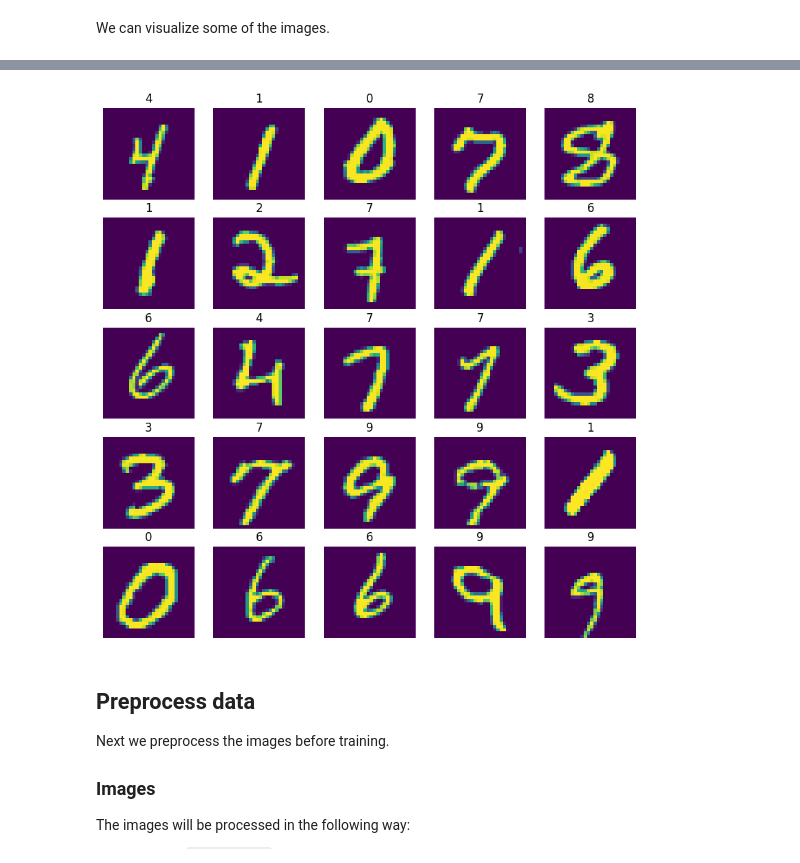
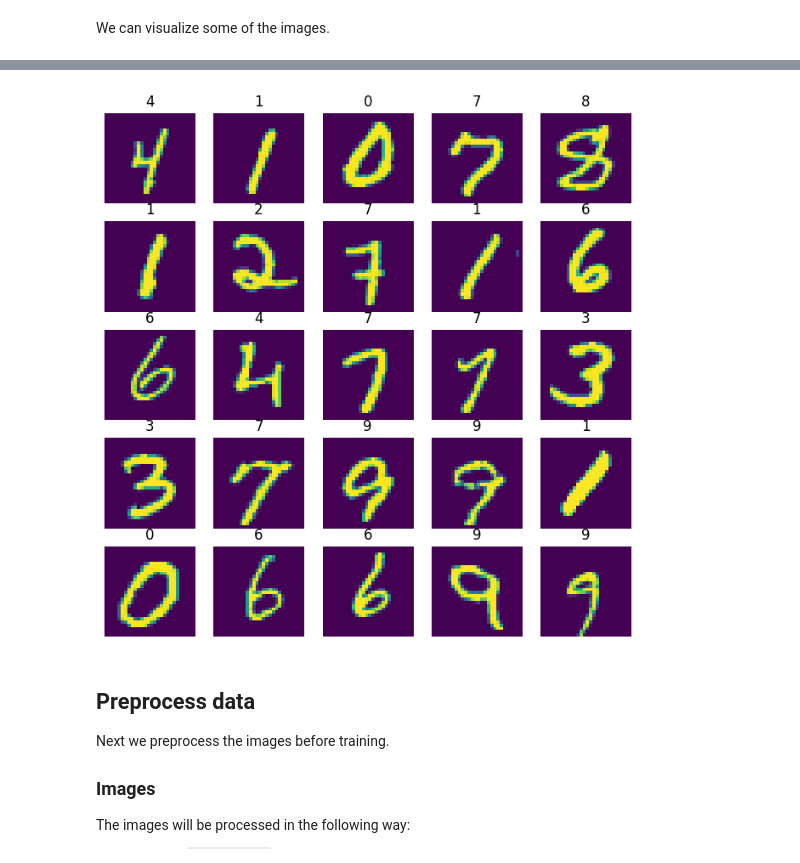
Before and after one commit to JanetVictorious/deep-learning-fundamentals, a Jupyter notebook: basic_neural_networks/dnn_w_tensorflow.ipynb, the cells around one changed output, grey strips where cells are left out. Saved outputs shown, nothing was run; the diff lists cells and outputs as text; code cells hidden in the pictures.

```diff
--- a/basic_neural_networks/dnn_w_tensorflow.ipynb
+++ b/basic_neural_networks/dnn_w_tensorflow.ipynb
@@ -54,7 +52,7 @@ print(num_classes)
 (TensorSpec(shape=(28, 28, 1), dtype=tf.uint8, name=None), TensorSpec(shape=(), dtype=tf.int64, name=None))
 10
 # %%
-# Print one training example
-for x_train, _ in ds_train:
-    print(x_train)
-    break
+# # Print one training example
+# for x_train, _ in ds_train:
+#     print(x_train)
+#     break
@@ -80,10 +59,9 @@ tf.Tensor(
 # %% [markdown]
 We can visualize some of the images.
 # %%
-images_iter = iter(x_train for x_train, _ in ds_train)
-labels_iter = iter(y_train for _, y_train in ds_train)
-
-plt.figure(figsize=(10, 10))
+images_iter = iter(x_train for x_train, _ in ds_train.take(25).cache().repeat())
+labels_iter = iter(y_train for _, y_train in ds_train.take(25).cache().repeat())
+plt.figure(figsize=(8, 8))
 for i in range(25):
     ax = plt.subplot(5, 5, i + 1)
     plt.imshow(next(images_iter).numpy().astype("uint8"))
@@ -93,4 +73,4 @@ for i in range(25):
-[figure, old version]
+[figure, new version]
 # %% [markdown]
 ## Preprocess data
 
```
Also changed, not shown: parts of 7 cells of this notebook.
